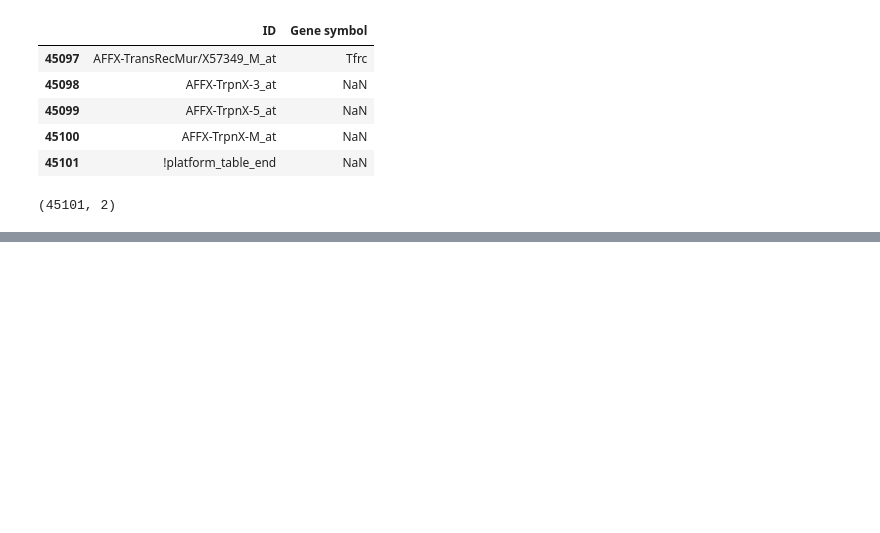
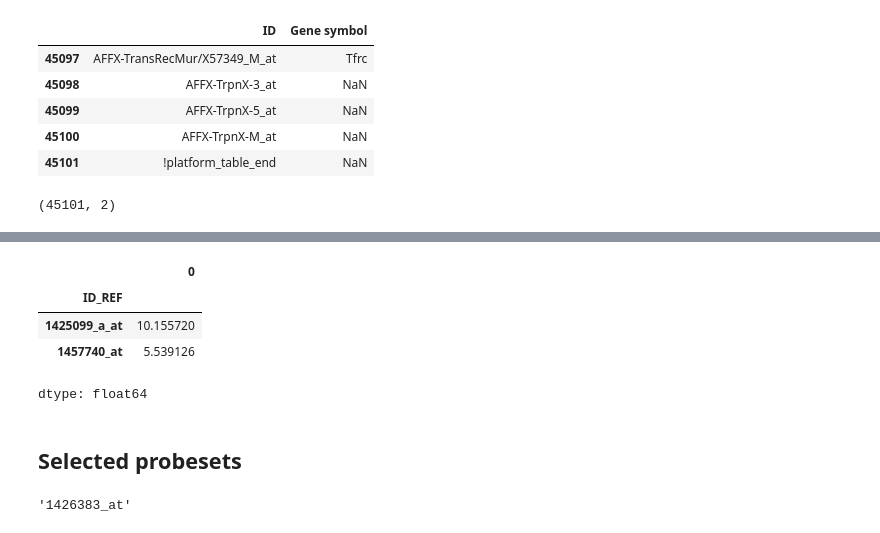
Before and after one commit to Sezemr/Circadian-Rhythm-Detection-, a Jupyter notebook: 01_setup_and_data.ipynb, the cells around one changed output, grey strips where cells are left out. Drawn from its saved outputs; the diff is of its cells as text; code cells hidden in the pictures; blank space fills up the shorter version.

```diff
--- a/01_setup_and_data.ipynb
+++ b/01_setup_and_data.ipynb
@@ -121,0 +172,15 @@ annot.shape
+# %%
+expr_log.loc[["1425099_a_at", "1457740_at"]].mean(axis=1)
+# %% [output]
+|  | 0 |
+| ID_REF |  |
+| 1425099_a_at | 10.155720 |
+| 1457740_at | 5.539126 |
+dtype: float64
+# %% [markdown]
+## Selected probesets
+# %%
+clock_probes = { "Per1" : "1449851_at","Per2" : "1417602_at", "Cry1" : "1433733_a_at", "Cry2" : "1426383_at", "Bmal1" : "1425099_a_at", "Nr1d1" : "1426464_at" }
+clock_probes ["Cry2"]
+# %% [output]
+'1426383_at'
```
Also changed, not shown: parts of 8 cells of this notebook.
